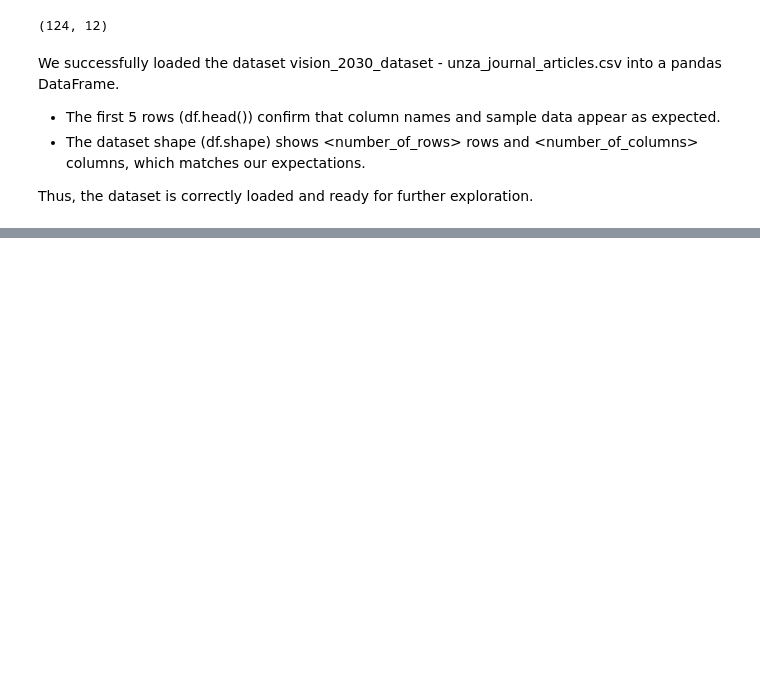
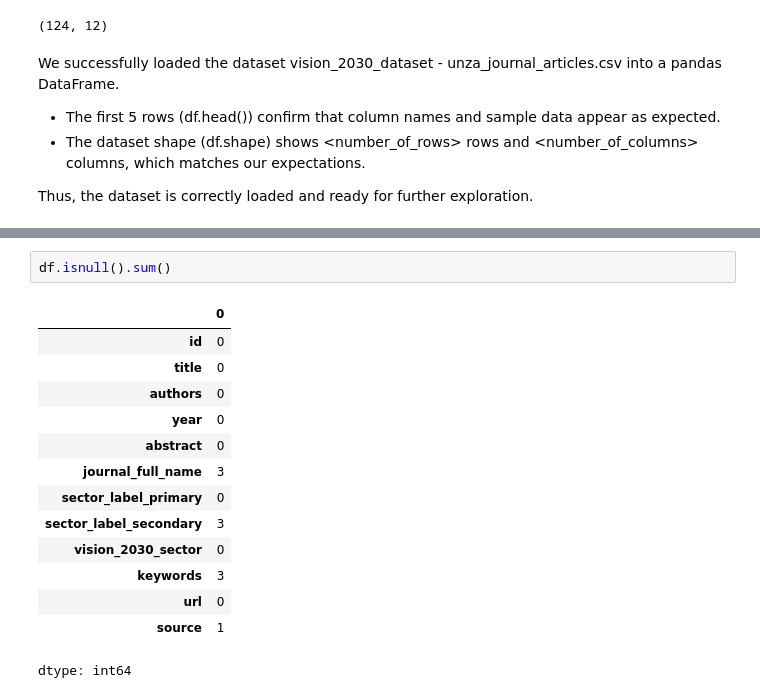
Before and after one commit to Coop149/code-unza25-csc4792-project_team_24-repository, a Jupyter notebook: code_unza25_csc4792_project_team_24_notebook.ipynb, the cells around one changed output, grey strips where cells are left out. Cells and saved outputs as stored; diff of their text form; blank space fills up the shorter version.

```diff
--- a/code_unza25_csc4792_project_team_24_notebook.ipynb
+++ b/code_unza25_csc4792_project_team_24_notebook.ipynb
@@ -112,0 +157,17 @@ Thus, the dataset is correctly loaded and ready for further exploration.
+# %%
+df.isnull().sum()
+# %% [output]
+|  | 0 |
+| id | 0 |
+| title | 0 |
+| authors | 0 |
+| year | 0 |
+| abstract | 0 |
+| journal_full_name | 3 |
+| sector_label_primary | 0 |
+| sector_label_secondary | 3 |
+| vision_2030_sector | 0 |
+| keywords | 3 |
+| url | 0 |
+| source | 1 |
+dtype: int64
```
Also changed, not shown: parts of 5 cells of this notebook.
